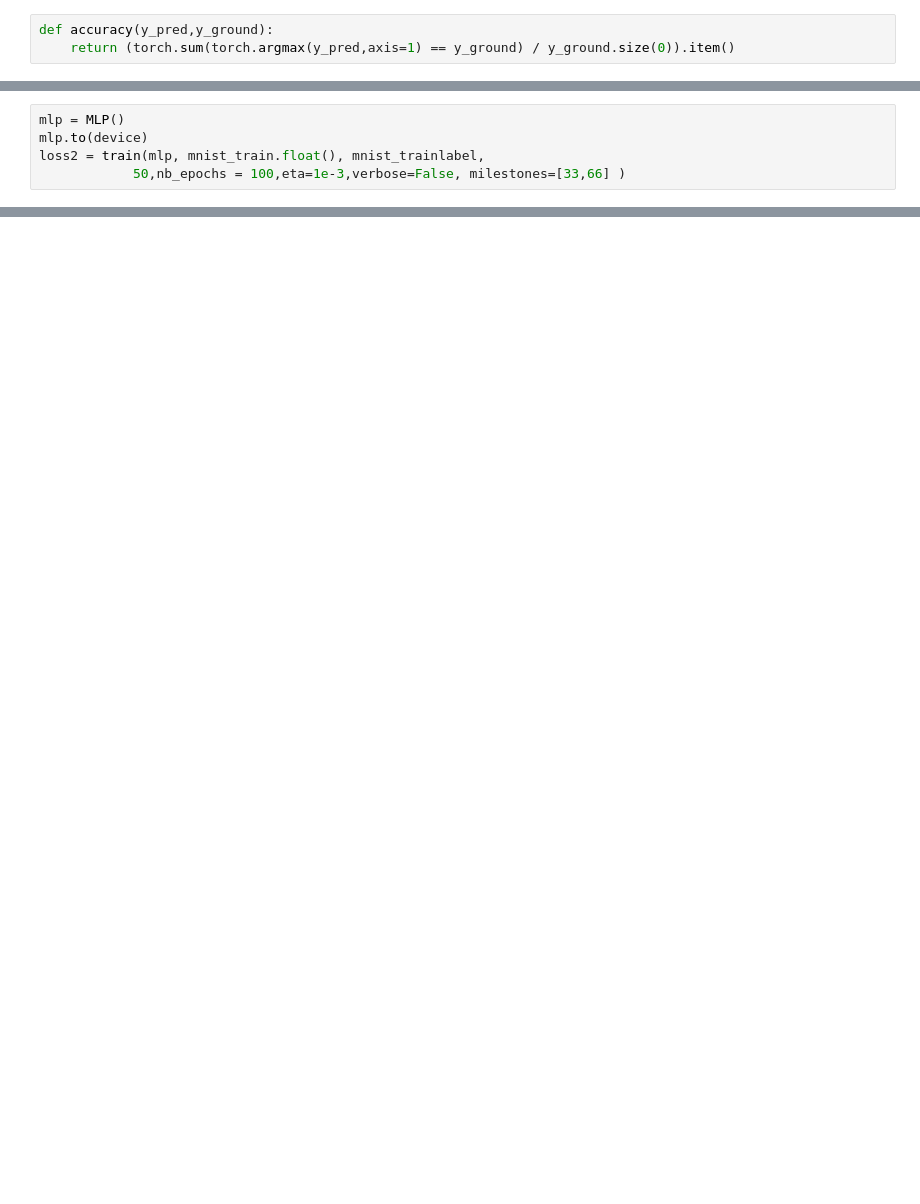
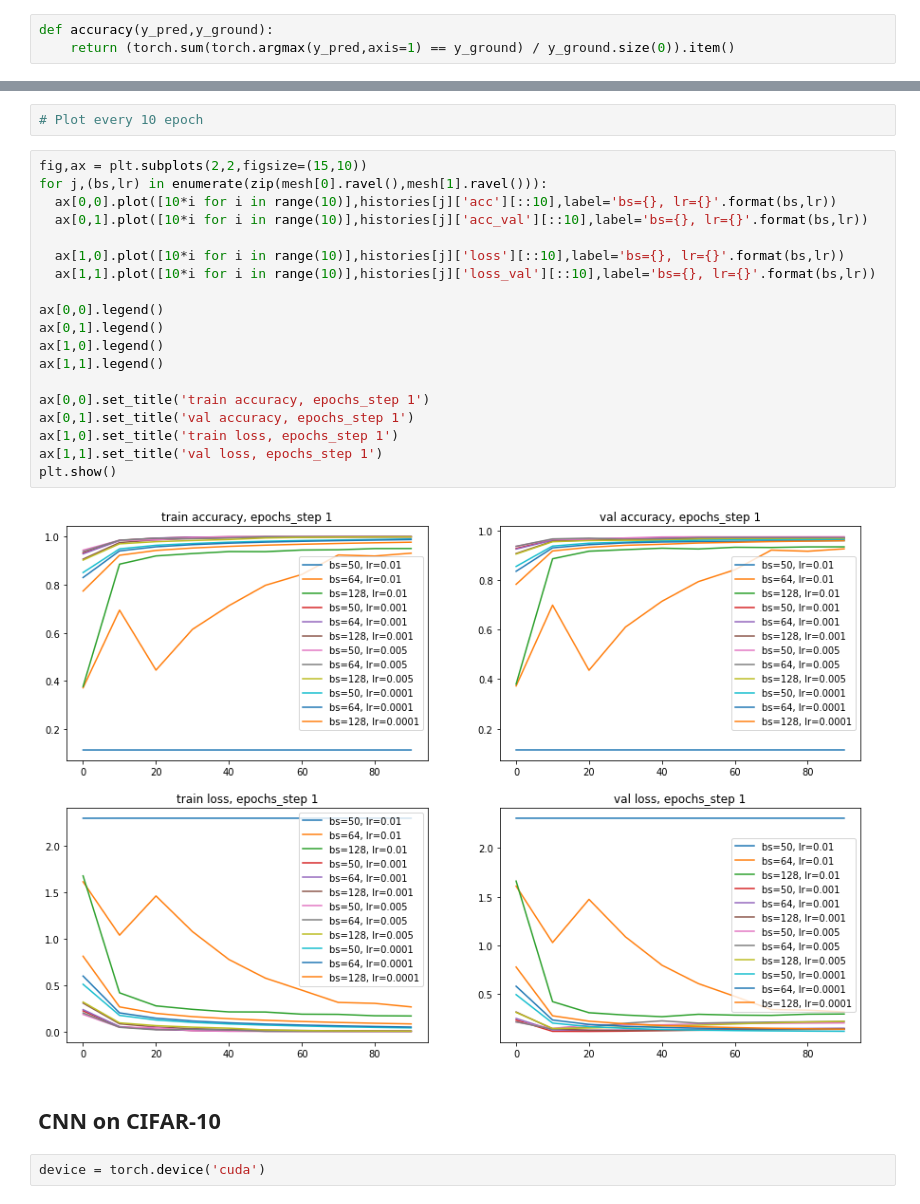
Before and after one commit to Jiaanzhu/CS-439-OptML-Mixed-Optimizer, a Jupyter notebook: Test_SGD.ipynb, the cells around one changed output, grey strips where cells are left out. Saved outputs shown, nothing was run; the diff lists cells and outputs as text; blank space fills up the shorter version.

```diff
--- a/Test_SGD.ipynb
+++ b/Test_SGD.ipynb
@@ -95,5 +102,0 @@ loss1 = train(mlp, mnist_train.float(), mnist_trainlabel,
-# %%
-mlp = MLP()
-mlp.to(device)
-loss2 = train(mlp, mnist_train.float(), mnist_trainlabel,
-            50,nb_epochs = 100,eta=1e-3,verbose=False, milestones=[33,66] )
@@ -123,0 +162,27 @@ plt.legend(loc=1)
+# %%
+# Plot every 10 epoch
+# %%
+fig,ax = plt.subplots(2,2,figsize=(15,10))
+for j,(bs,lr) in enumerate(zip(mesh[0].ravel(),mesh[1].ravel())):
+  ax[0,0].plot([10*i for i in range(10)],histories[j]['acc'][::10],label='bs={}, lr={}'.format(bs,lr))
+  ax[0,1].plot([10*i for i in range(10)],histories[j]['acc_val'][::10],label='bs={}, lr={}'.format(bs,lr))
+
+  ax[1,0].plot([10*i for i in range(10)],histories[j]['loss'][::10],label='bs={}, lr={}'.format(bs,lr))
+  ax[1,1].plot([10*i for i in range(10)],histories[j]['loss_val'][::10],label='bs={}, lr={}'.format(bs,lr))
+
+ax[0,0].legend()
+ax[0,1].legend()
+ax[1,0].legend()
+ax[1,1].legend()
+
+ax[0,0].set_title('train accuracy, epochs_step 1')
+ax[0,1].set_title('val accuracy, epochs_step 1')
+ax[1,0].set_title('train loss, epochs_step 1')
+ax[1,1].set_title('val loss, epochs_step 1')
+plt.show()
+# %% [output]
+[figure, added]
+# %% [markdown]
+## CNN on CIFAR-10
+# %%
+device = torch.device('cuda')
```
Also changed, not shown: parts of 24 cells of this notebook.
